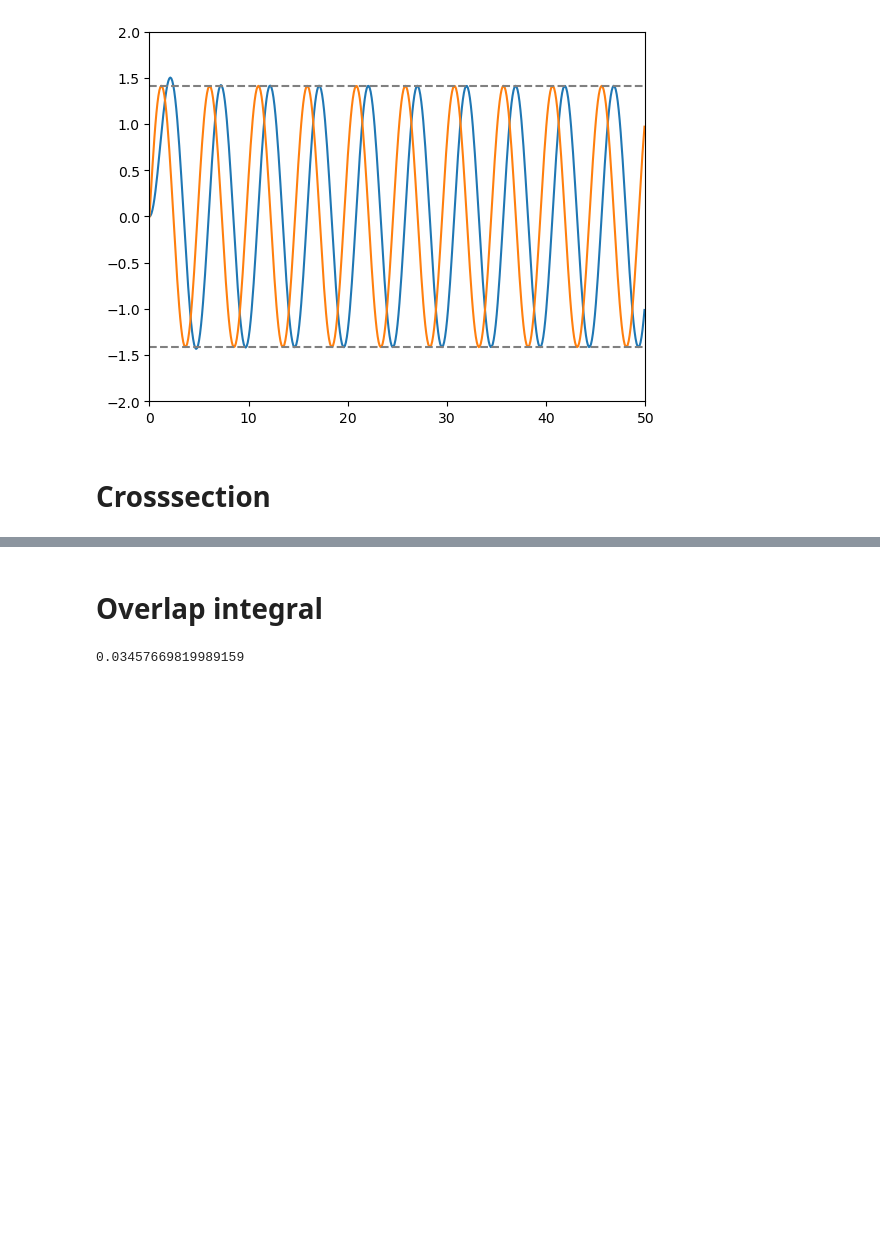
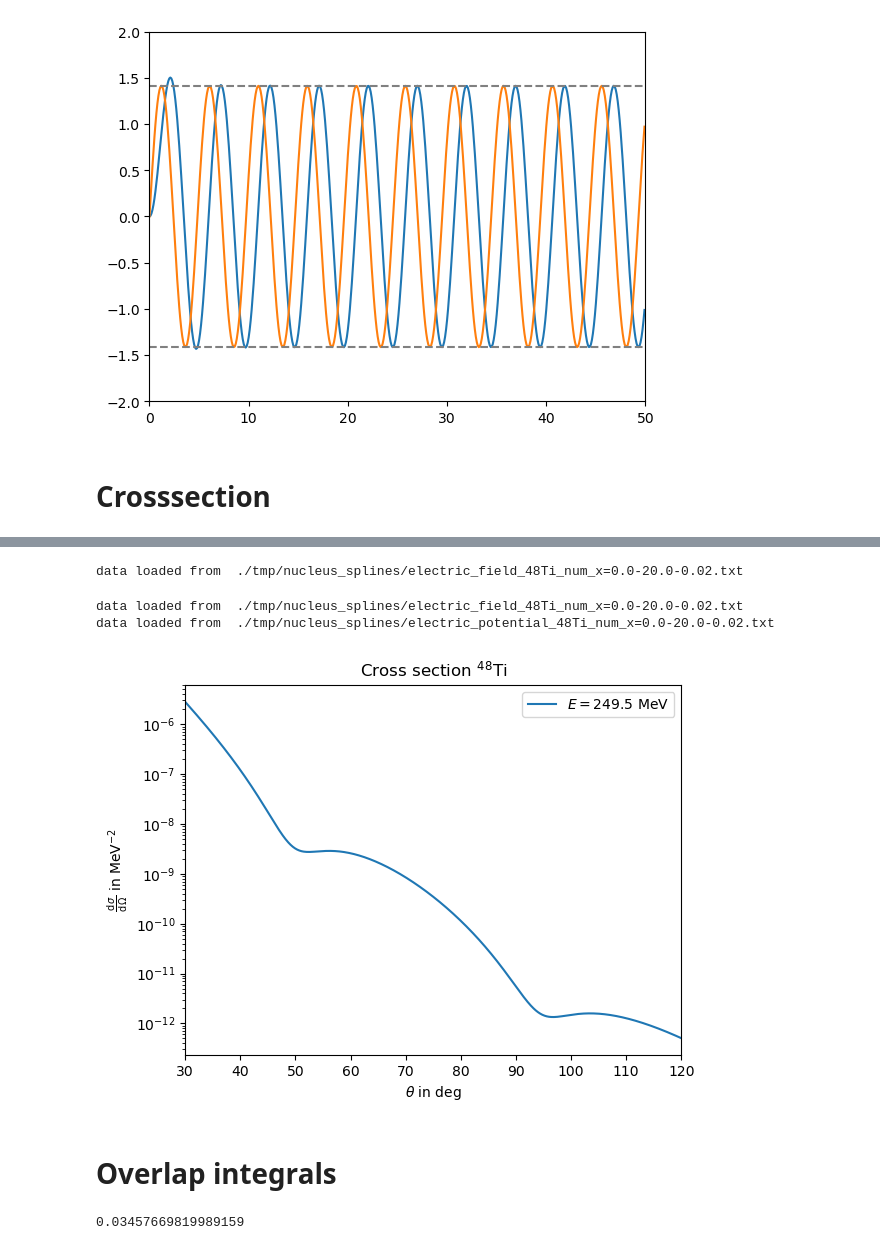
Before and after one commit to Partynumbers42/phasr, a Jupyter notebook: Example.ipynb, the cells around one changed output, grey strips where cells are left out. Drawn from its saved outputs; the diff is of its cells as text; code cells hidden in the pictures; blank space fills up the shorter version.

```diff
--- a/Example.ipynb
+++ b/Example.ipynb
@@ -409,5 +421,35 @@ plt.xlim(0,180)
+# %%
+ai_48Ti=np.array([0.03392,0.05913,0.01547,-0.02550,-0.0152,0.0029,0.0037])
+R_48Ti=9.25
+N_48Ti=len(ai_48Ti)
+qi_48Ti = np.arange(1,N_48Ti+1)*np.pi/R_48Ti
+def rho_48Ti(r): return phr.nuclei.parameterizations.fourier_bessel.charge_density_FB(r,ai_48Ti,R_48Ti,qi_48Ti)
+nucleus_48Ti_num = phr.nucleus('48Ti_num',Z=22,A=48,charge_density=rho_48Ti)
+# %%
+nucleus_48Ti_num.fill_gaps()
+# %% [output]
+data loaded from  ./tmp/nucleus_splines/electric_field_48Ti_num_x=0.0-20.0-0.02.txt
+# %%
+nucleus_48Ti_num.set_electric_field_from_charge_density()
+nucleus_48Ti_num.set_electric_potential_from_electric_field()
+# %% [output]
+data loaded from  ./tmp/nucleus_splines/electric_field_48Ti_num_x=0.0-20.0-0.02.txt
+data loaded from  ./tmp/nucleus_splines/electric_potential_48Ti_num_x=0.0-20.0-0.02.txt
+# %%
+energy=249.5
+theta=np.arange(30,120,1e-1)
+plt.plot(theta,phr.crosssection_lepton_nucleus_scattering(energy,theta*pi/180,nucleus_48Ti_num),label=r'$E=249.5~$MeV')
+plt.yscale('log')
+plt.title(r"Cross section $^{48}$Ti")
+plt.xlabel(r"$\theta$ in deg")
+plt.ylabel(r"$\frac{\operatorname{d}\sigma}{\operatorname{d}\Omega}$ in MeV$^{-2}$")
+plt.legend()
+plt.xlim(30,120)
+plt.show()
+# %% [output]
+[figure, added]
 # %% [markdown]
-# Overlap integral
+# Overlap integrals
 # %%
 # oszillator basis (shell model)
 Cs_M00_Al27=np.array([27, -11.3343, 0.837814])
```
Also changed, not shown: parts of 10 cells of this notebook, 5 other files.
